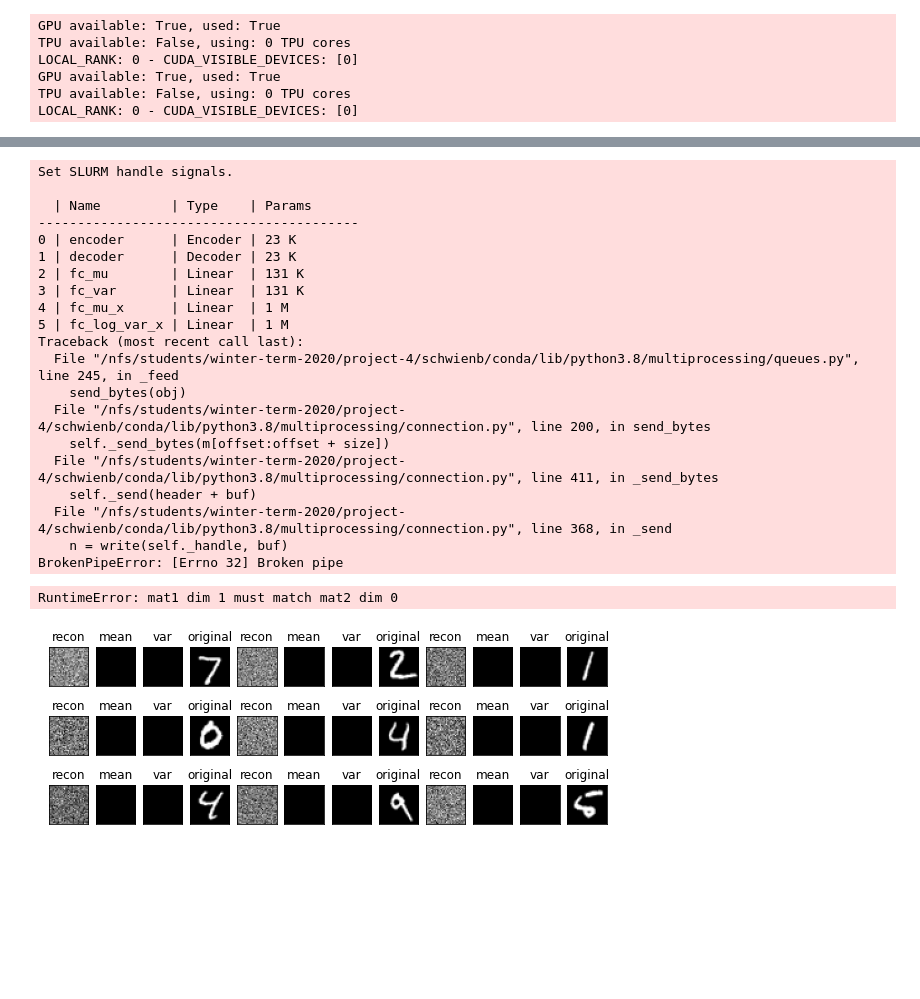
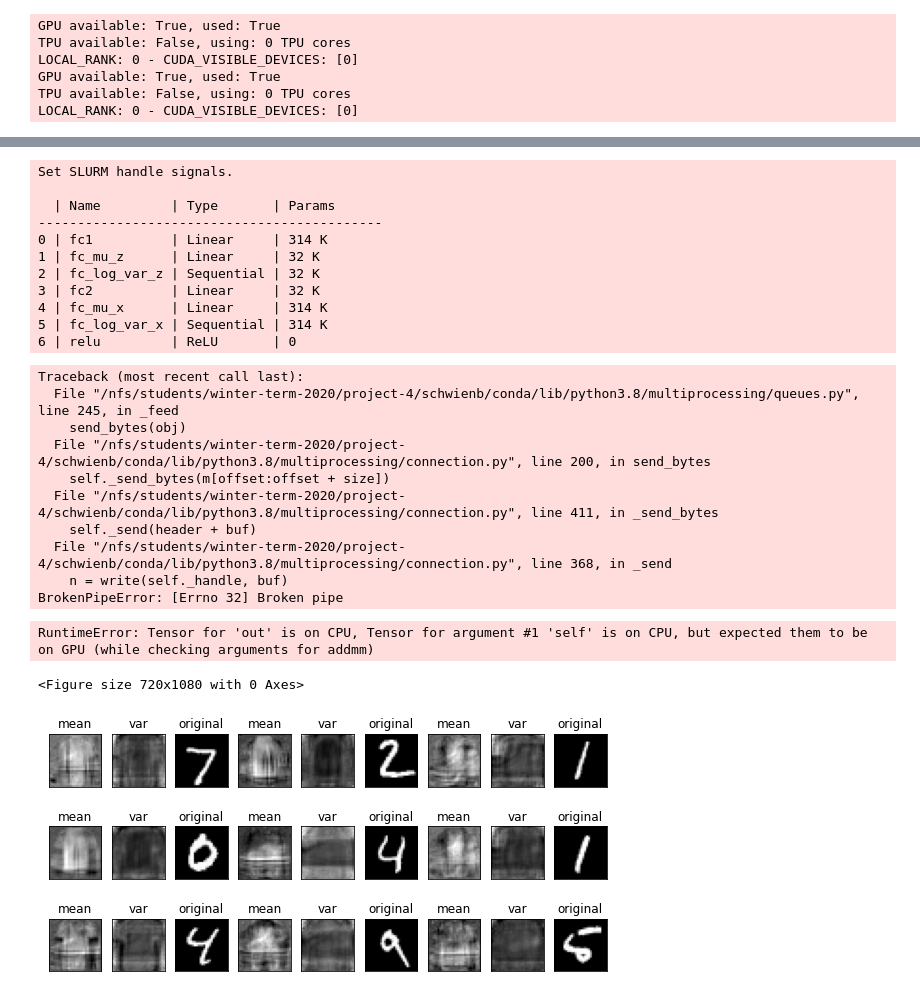
Before and after one commit to kredde/background-masked-generative-models, a Jupyter notebook: notebooks/04-Kristian-run-VAE.ipynb, the cells around one changed output, grey strips where cells are left out. Saved outputs shown, nothing was run; the diff lists cells and outputs as text; code cells hidden in the pictures; blank space fills up the shorter version.

Commit message:
Test vae

```diff
--- a/notebooks/04-Kristian-run-VAE.ipynb
+++ b/notebooks/04-Kristian-run-VAE.ipynb
@@ -34,19 +28,16 @@ early_stop_callback = EarlyStopping(
 )
 lr_monitor = LearningRateMonitor(logging_interval='step')
 model_params = {
-    'input_height': 32,
-    'lr': 0.04, #1e-3,
-    'z_dim': 2
+  'neg_pdf_loss': True
 }
 dataset_params = {
-    'resize': True
 }
-model = VAEVariance
-dataset = MNISTDataModule
+model = BasicVAEVariance
+dataset = FashionMNISTDataModule
 # %% [output]
 EarlyStopping mode set to min for monitoring val_loss.
 # %%
-exp = Experiment('VAEVariance_MNIST_1',
+exp = Experiment('VAEVariance_FashionMNIST_PDF_1',
                  model=model, dataset=dataset, model_params=model_params, dataset_params=dataset_params, callbacks=[early_stop_callback, lr_monitor])
 exp.setup_new()
 # %% [output]
@@ -87,30 +65,45 @@ exp.train()
 # %% [output]
 Set SLURM handle signals.
 
-  | Name         | Type    | Params
------------------------------------------
-0 | encoder      | Encoder | 23 K
-1 | decoder      | Decoder | 23 K
-2 | fc_mu        | Linear  | 131 K
-3 | fc_var       | Linear  | 131 K
-4 | fc_mu_x      | Linear  | 1 M
-5 | fc_log_var_x | Linear  | 1 M
-Traceback (most recent call last):
-  File "/nfs/students/winter-term-2020/project-4/schwienb/conda/lib/python3.8/multiprocessing/queues.py", line 245, in _feed
-    send_bytes(obj)
-  File "/nfs/students/winter-term-2020/project-4/schwienb/conda/lib/python3.8/multiprocessing/connection.py", line 200, in send_bytes
-    self._send_bytes(m[offset:offset + size])
-  File "/nfs/students/winter-term-2020/project-4/schwienb/conda/lib/python3.8/multiprocessing/connection.py", line 411, in _send_bytes
-    self._send(header + buf)
-  File "/nfs/students/winter-term-2020/project-4/schwienb/conda/lib/python3.8/multiprocessing/connection.py", line 368, in _send
-    n = write(self._handle, buf)
-BrokenPipeError: [Errno 32] Broken pipe
+  | Name         | Type       | Params
+--------------------------------------------
+0 | fc1          | Linear     | 314 K
+1 | fc_mu_z      | Linear     | 32 K
+2 | fc_log_var_z | Sequential | 32 K
+3 | fc2          | Linear     | 32 K
+4 | fc_mu_x      | Linear     | 314 K
+5 | fc_log_var_x | Sequential | 314 K
+6 | relu         | ReLU       | 0
-RuntimeError: mat1 dim 1 must match mat2 dim 0
 # %%
 exp.save()
 # %%
 from src.utils.vae import generate_images
 # %%
-generate_images(exp.model, exp.dataset.test_dataloader(), input=32)
+generate_images(exp.model, exp.dataset.test_dataloader())
 # %% [output]
-[figure, removed]
+Traceback (most recent call last):
+  File "/nfs/students/winter-term-2020/project-4/schwienb/conda/lib/python3.8/multiprocessing/queues.py", line 245, in _feed
+    send_bytes(obj)
+  File "/nfs/students/winter-term-2020/project-4/schwienb/conda/lib/python3.8/multiprocessing/connection.py", line 200, in send_bytes
+    self._send_bytes(m[offset:offset + size])
+  File "/nfs/students/winter-term-2020/project-4/schwienb/conda/lib/python3.8/multiprocessing/connection.py", line 411, in _send_bytes
+    self._send(header + buf)
+  File "/nfs/students/winter-term-2020/project-4/schwienb/conda/lib/python3.8/multiprocessing/connection.py", line 368, in _send
+    n = write(self._handle, buf)
+BrokenPipeError: [Errno 32] Broken pipe
+RuntimeError: Tensor for 'out' is on CPU, Tensor for argument #1 'self' is on CPU, but expected them to be on GPU (while checking arguments for addmm)
+<Figure size 720x1080 with 0 Axes>
+# %%
+mnist = MNISTDataModule()
+fashion = FashionMNISTDataModule()
+
+mnist.prepare_data()
+mnist.setup()
+
+fashion.prepare_data()
+fashion.setup()
+mnist_test = mnist.test_dataloader()
+# %%
+generate_images(exp.model, mnist_test)
+# %% [output]
+[figure, added]
```
Also changed, not shown: parts of 3 cells of this notebook, 2 other files.
